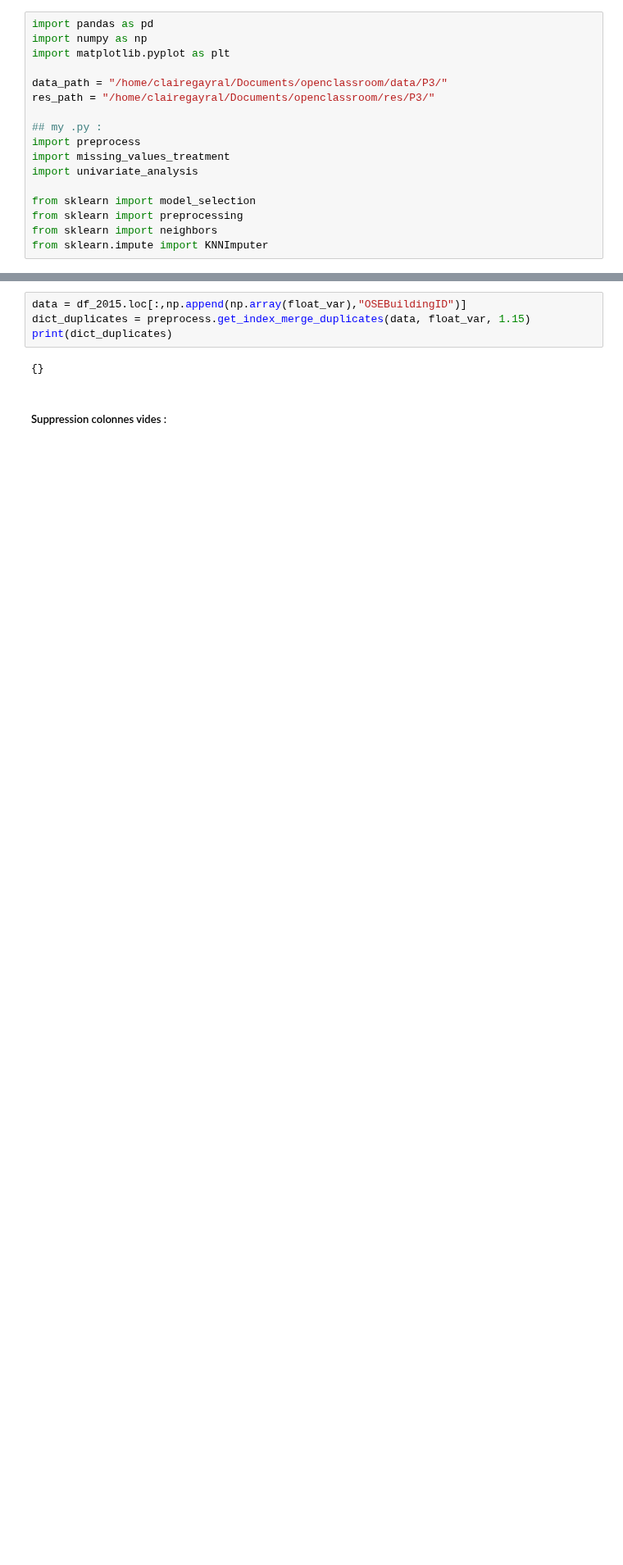
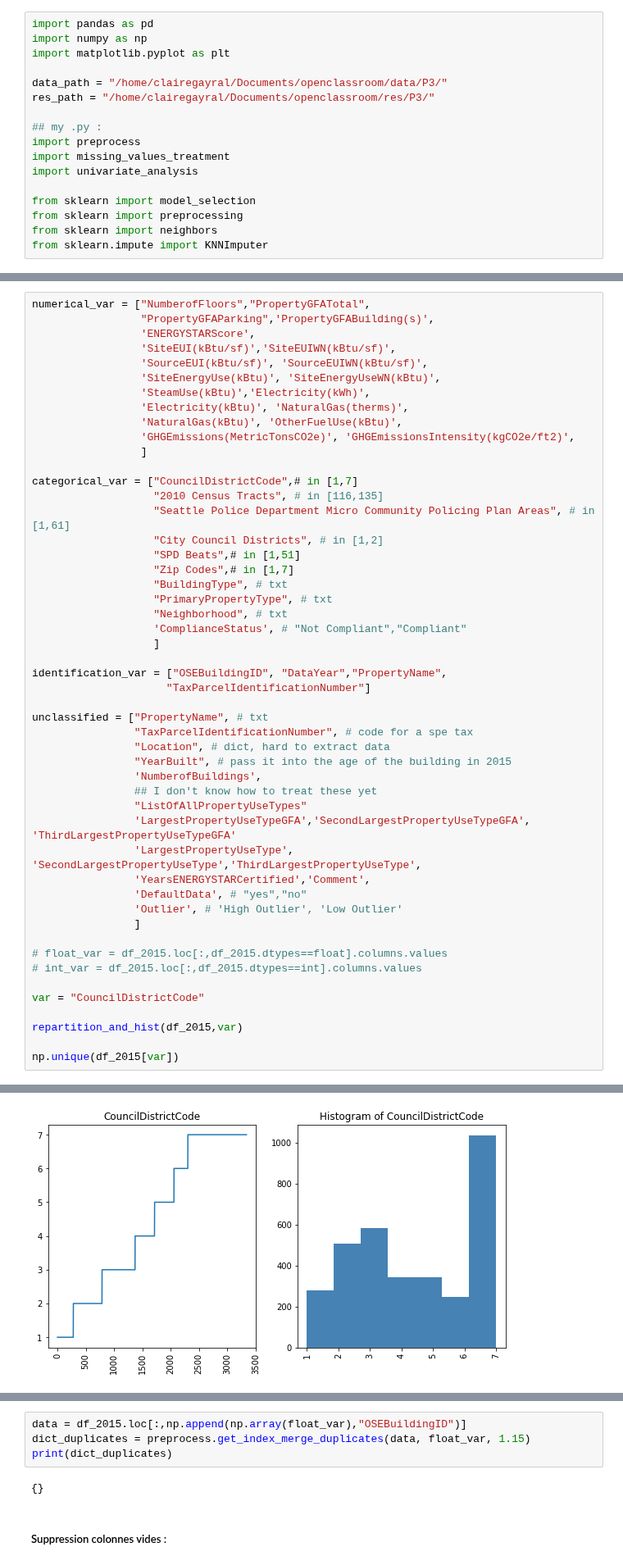
Before and after one commit to ClaireGayral/formation_openclassroom, a Jupyter notebook: P3_gayral_claire/preprocess.ipynb, the cells around one changed output, grey strips where cells are left out. Shown at 82% size. Drawn from its saved outputs; the diff is of its cells as text; blank space fills up the shorter version.

Commit message:
etude univariee, selection variable et tri par numeric, categ, et other, save avant nettoyage notebook

```diff
--- a/P3_gayral_claire/preprocess.ipynb
+++ b/P3_gayral_claire/preprocess.ipynb
@@ -34,0 +121,51 @@ Total NaNs =  26512 (that is  16.89 %)
+# %%
+numerical_var = ["NumberofFloors","PropertyGFATotal",
+                 "PropertyGFAParking",'PropertyGFABuilding(s)',
+                 'ENERGYSTARScore',
+                 'SiteEUI(kBtu/sf)','SiteEUIWN(kBtu/sf)',
+                 'SourceEUI(kBtu/sf)', 'SourceEUIWN(kBtu/sf)',
+                 'SiteEnergyUse(kBtu)', 'SiteEnergyUseWN(kBtu)',
+                 'SteamUse(kBtu)','Electricity(kWh)',
+                 'Electricity(kBtu)', 'NaturalGas(therms)',
+                 'NaturalGas(kBtu)', 'OtherFuelUse(kBtu)',
+                 'GHGEmissions(MetricTonsCO2e)', 'GHGEmissionsIntensity(kgCO2e/ft2)',
+                 ]
+
+categorical_var = ["CouncilDistrictCode",# in [1,7]
+                   "2010 Census Tracts", # in [116,135]
+                   "Seattle Police Department Micro Community Policing Plan Areas", # in [1,61]
+                   "City Council Districts", # in [1,2]
+                   "SPD Beats",# in [1,51]
+                   "Zip Codes",# in [1,7]
+                   "BuildingType", # txt
+                   "PrimaryPropertyType", # txt
+                   "Neighborhood", # txt
+                   'ComplianceStatus', # "Not Compliant","Compliant"
+                   ]
+
+identification_var = ["OSEBuildingID", "DataYear","PropertyName",
+                     "TaxParcelIdentificationNumber"]
+
+unclassified = ["PropertyName", # txt
+                "TaxParcelIdentificationNumber", # code for a spe tax
+                "Location", # dict, hard to extract data
+                "YearBuilt", # pass it into the age of the building in 2015
+                'NumberofBuildings',
+                ## I don't know how to treat these yet
+                "ListOfAllPropertyUseTypes"
+                'LargestPropertyUseTypeGFA','SecondLargestPropertyUseTypeGFA', 'ThirdLargestPropertyUseTypeGFA'
+                'LargestPropertyUseType', 'SecondLargestPropertyUseType','ThirdLargestPropertyUseType',
+                'YearsENERGYSTARCertified','Comment',
+                'DefaultData', # "yes","no"
+                'Outlier', # 'High Outlier', 'Low Outlier'
+                ]
+
+# float_var = df_2015.loc[:,df_2015.dtypes==float].columns.values
+# int_var = df_2015.loc[:,df_2015.dtypes==int].columns.values
+
+var = "CouncilDistrictCode"
+
+repartition_and_hist(df_2015,var)
+
+np.unique(df_2015[var])
+# %% [output]
@@ -34,0 +173 @@ Total NaNs =  26512 (that is  16.89 %)
+[figure, added]
```
Also changed, not shown: parts of 14 cells of this notebook, 1 other file.
